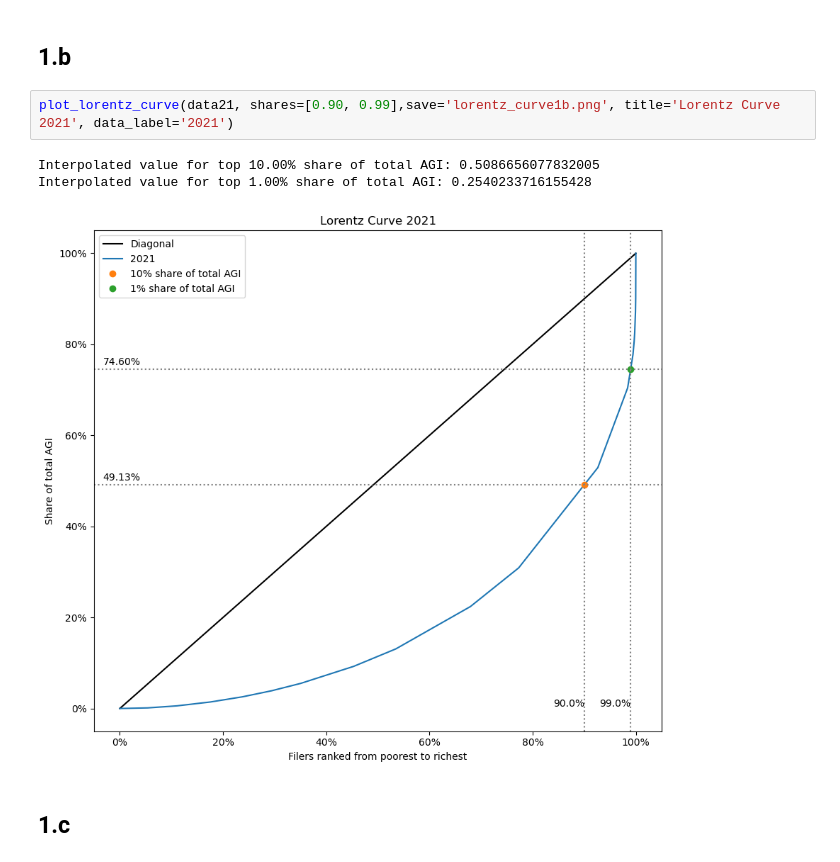
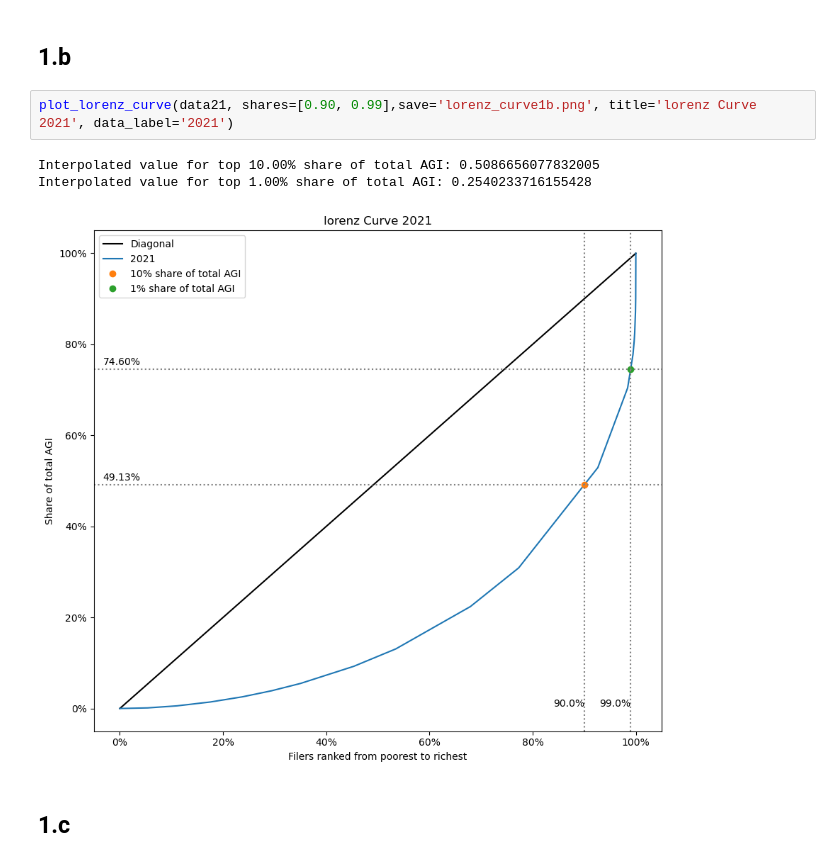
Before and after one commit to johanoelgaard/ECON230B, a Jupyter notebook: Assignment 1/Assignment I.ipynb, the cells around one changed output. Cells and saved outputs as stored; diff of their text form.

```diff
--- a/Assignment 1/Assignment I.ipynb
+++ b/Assignment 1/Assignment I.ipynb
@@ -62,11 +62,11 @@ Gini coefficient: 0.627922555865702
 # %% [markdown]
 ## 1.b
 # %%
-plot_lorentz_curve(data21, shares=[0.90, 0.99],save='lorentz_curve1b.png', title='Lorentz Curve 2021', data_label='2021')
+plot_lorenz_curve(data21, shares=[0.90, 0.99],save='lorenz_curve1b.png', title='lorenz Curve 2021', data_label='2021')
 # %% [output]
 Interpolated value for top 10.00% share of total AGI: 0.5086656077832005
 Interpolated value for top 1.00% share of total AGI: 0.2540233716155428
-[figure, old version]
+[figure, new version]
 # %% [markdown]
 ## 1.c
 # %%
```
Also changed, not shown: parts of 4 cells of this notebook, 11 other files.
